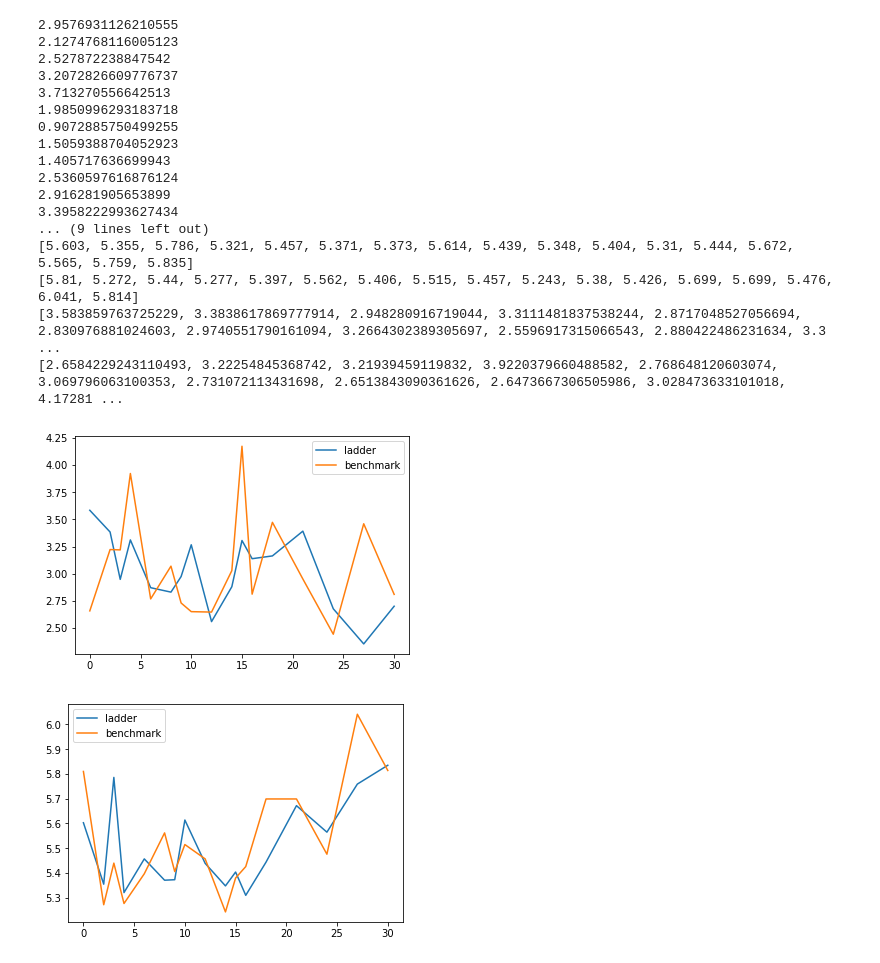
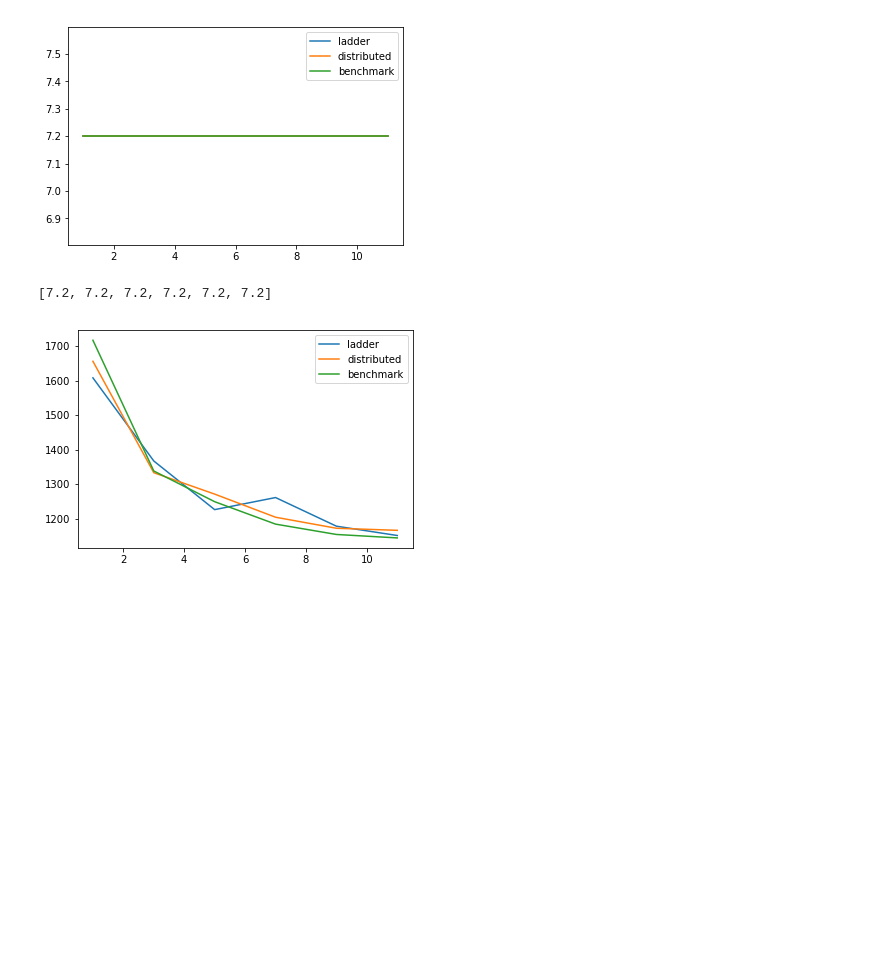
Before and after one commit to MBonnee/Evolutionary-Computing, a Jupyter notebook: plotting.ipynb, the cells around one changed output. Saved outputs shown, nothing was run; the diff lists cells and outputs as text; code cells hidden in the pictures; blank space fills up the shorter version.

```diff
--- a/plotting.ipynb
+++ b/plotting.ipynb
@@ -21,12 +21,13 @@ def diversity(values, num_isl):
     return value_dict
 
 # global params pop_size,
-config_params = 4
+config_params = 6
 num_isl = 0
-with open('output_.txt') as f:
+with open('output_kat.txt') as f:
     content = f.readlines()
     content = [x.strip() for x in content];
-    num_isl = int(content[1].split(": ")[1])
+    num_isl = int(content[0].split(": ")[1])
+    print (num_isl)
     print (content[-2])
     print (content[-1])
     for index, value in enumerate(content):
@@ -45,15 +46,20 @@ with open('output_.txt') as f:
             evals.append(dict_islands)
 
 df = pd.DataFrame(evals)
+df.plot(x='eval', y=['avg_'+str(i+1) for i in range(num_isl)])
+plt.xlabel('Generation')
+plt.ylabel('Average island fitness')
+df.plot(x='eval', y=['fit_'+str(i+1) for i in range(num_isl)])
+plt.xlabel('Generation')
+plt.ylabel('Fittest individual')
+plt.show()
+plt.figure(figsize=(20,10))
 
-df.plot(x='eval', y=['avg_'+str(i+1) for i in range(num_isl)])
-df.plot(x='eval', y=['fit_'+str(i+1) for i in range(num_isl)])
 
-plt.show()
 
 
 # color mapping for plots below
-colors = {0:'c', 1:'r',2:'g',3:'y',4:'m'}
+colors = {0:'c', 1:'r',2:'g',3:'y',4:'m', 5:'c', 6: 'b', 7:'k', 8:'#F0F0F0', 9:'#888888'}
 def swap_color(dct, index):
     lst = []
     for i in dct.keys():
@@ -64,6 +70,7 @@ def swap_color(dct, index):
 
     return lst
 
+'''
 # so div_1 is the diversity on island 1
 # blue shows how many individuals originate from island 1, orange from 2
 for i in range(num_isl):
@@ -76,4 +83,5 @@ for i in range(num_isl):
     plt.ylabel('Population size')
 
 plt.show()
+'''
 # %% [output]
@@ -113,61 +123,50 @@ for filename in os.listdir(path):
     if filename.startswith(prefix):
         with open(path+filename, 'rU') as f:
             t = f.read()
-            score = re.search('([0-9].[0-9]*)', t)
-            runtime = re.search('([0-9].[0-9]*)ms', t)
+            score = re.search('([0-9].?[0-9]*)', t)
+            runtime = re.search('([0-9]?.?[0-9]*)ms', t)
             runtime = float(runtime.group(0)[:-2])
             score = float(score.group(0))
 
             if (mig_pop not in mig_pop_dict.keys()):
-                mig_pop_dict[mig_pop] = {'b_perf': 0, 'b_run':0, 'l_perf': 0, 'l_run': 0}
+                mig_pop_dict[mig_pop] = {'b_perf': 0, 'b_run':0, 'l_perf': 0, 'l_run': 0, 'd_perf':0, 'd_run':0}
 
             if ('benchmark' in filename):
                 mig_pop_dict[mig_pop]['b_perf'] = float(mig_pop_dict[mig_pop]['b_perf']) + score
                 mig_pop_dict[mig_pop]['b_run'] = float(mig_pop_dict[mig_pop]['b_run']) + runtime
-            else:
+            elif('ladder' in filename):
                 mig_pop_dict[mig_pop]['l_perf'] = float(mig_pop_dict[mig_pop]['l_perf']) + score
                 mig_pop_dict[mig_pop]['l_run'] = float(mig_pop_dict[mig_pop]['l_run']) + runtime
+            elif('distr' in filename):
+                mig_pop_dict[mig_pop]['d_perf'] = float(mig_pop_dict[mig_pop]['d_perf']) + score
+                mig_pop_dict[mig_pop]['d_run'] = float(mig_pop_dict[mig_pop]['d_run']) + runtime
 
-
-print (mig_pop_dict)
 keys = list(mig_pop_dict.keys())
 keys = [int(x) for x in keys]
 keys = sorted(keys, reverse=False)
 
 l_perfs = [mig_pop_dict[key]['l_perf']/10 for key in keys]
 b_perfs = [mig_pop_dict[key]['b_perf']/10 for key in keys]
+d_perfs = [mig_pop_dict[key]['d_perf']/10 for key in keys]
 
-l_runs = [mig_pop_dict[key]['l_run']/1000 for key in keys]
-b_runs = [mig_pop_dict[key]['b_run']/1000 for key in keys]
+l_runs = [mig_pop_dict[key]['l_run'] for key in keys]
+b_runs = [mig_pop_dict[key]['b_run'] for key in keys]
+d_runs = [mig_pop_dict[key]['d_run'] for key in keys]
 
 plt.plot(keys, l_perfs, label='ladder')
+plt.plot(keys, d_perfs, label='distributed')
 plt.plot(keys, b_perfs, label='benchmark')
 plt.legend()
 plt.show()
 
-
+print (d_perfs)
 
 plt.plot(keys, l_runs, label='ladder')
+plt.plot(keys, d_runs, label='distributed')
 plt.plot(keys, b_runs, label='benchmark')
 plt.legend()
 plt.show()
 # %% [output]
+[figure, new version]
-2.9576931126210555
-2.1274768116005123
-2.527872238847542
-3.2072826609776737
-3.713270556642513
-1.9850996293183718
-0.9072885750499255
-1.5059388704052923
-1.405717636699943
-2.5360597616876124
-2.916281905653899
-3.3958222993627434
-... (9 lines left out)
-[5.603, 5.355, 5.786, 5.321, 5.457, 5.371, 5.373, 5.614, 5.439, 5.348, 5.404, 5.31, 5.444, 5.672, 5.565, 5.759, 5.835]
-[5.81, 5.272, 5.44, 5.277, 5.397, 5.562, 5.406, 5.515, 5.457, 5.243, 5.38, 5.426, 5.699, 5.699, 5.476, 6.041, 5.814]
-[3.583859763725229, 3.3838617869777914, 2.948280916719044, 3.3111481837538244, 2.8717048527056694, 2.830976881024603, 2.9740551790161094, 3.2664302389305697, 2.5596917315066543, 2.880422486231634, 3.3 ...
-[2.6584229243110493, 3.22254845368742, 3.21939459119832, 3.9220379660488582, 2.768648120603074, 3.069796063100353, 2.731072113431698, 2.6513843090361626, 2.6473667306505986, 3.028473633101018, 4.17281 ...
+[7.2, 7.2, 7.2, 7.2, 7.2, 7.2]
-[figure, old version]
-[figure, old version]
+[figure, new version]
```
Also changed, not shown: parts of 1 cell of this notebook, 9 other files.
